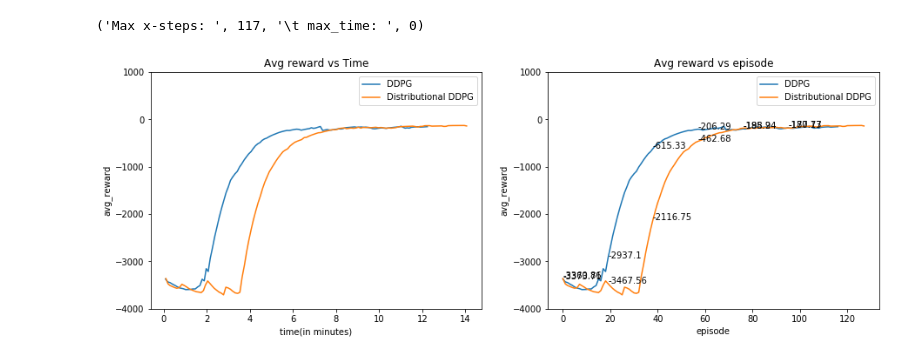
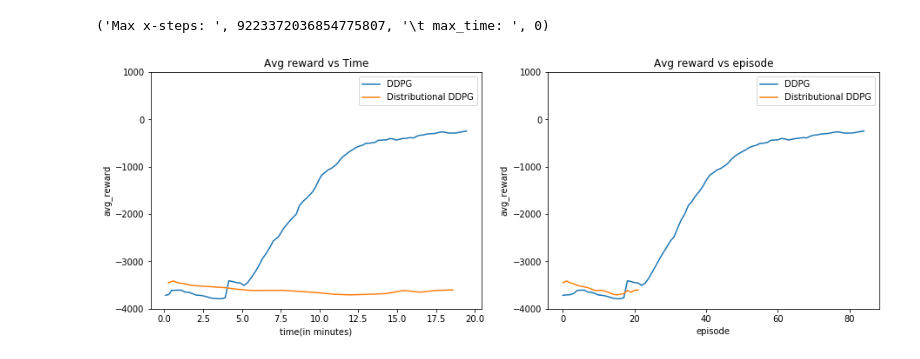
Before and after one commit to ajgupta93/d4pg-pytorch, a Jupyter notebook: plotUtil.ipynb, the cells around one changed output. Drawn from its saved outputs; the diff is of its cells as text; code cells hidden in the pictures.

```diff
--- a/plotUtil.ipynb
+++ b/plotUtil.ipynb
@@ -6,7 +6,7 @@ from collections import defaultdict
 import datetime
 import time
 import os
-
+import pickle
 
 class Logger(object):
 
@@ -14,7 +14,7 @@ class Logger(object):
     y_max = 0
     highlight = False
 
-    def __init__(self,var_list, log_dir = './' record_time_stamp = True):
+    def __init__(self,var_list, log_dir = './', record_time_stamp = True):
         self.logs = defaultdict(list)
 
         self.var_list = var_list
@@ -100,6 +100,7 @@ class Logger(object):
         for i, train_log in enumerate(train_logs):
             avg_reward = Logger.numpy_ewma_vectorized_v2(np.array(train_log['total_reward']))
             plots[0].plot(train_log['time'],avg_reward , label = train_log['info_summary'])
+#             plots[1].plot(train_log['x_val'], avg_reward, label = train_log['info_summary'])
             plots[1].plot(avg_reward, label = train_log['info_summary'])
             # Save for later highlighting points
             if Logger.highlight:
@@ -139,11 +140,12 @@ class Logger(object):
             train_logs.append(train_log)
         Logger.plot_logs_from_pickle(train_logs)
 # %%
-dist_ddpg_path = 'train_Pendulum-v0_logs_latest_DistDDPG.pkl'
-ddpg_path      = '/home/aditya/ADITYA/Project/d3pg-pytorch/train_logs_Pendulum-v0_latest_DDPG.pkl'
+env_name = 'Pendulum-v0'
+dist_ddpg_path = '/home/aditya/ADITYA/Project/d4pg-pytorch/train_logs_' + env_name + '_latest_DistDDPG.pkl'
+ddpg_path      = '/home/aditya/ADITYA/Project/d3pg-pytorch/train_logs_' + env_name + '_latest_DDPG.pkl'
 
-Logger.configure_plot_parameters(y_min = -4000, y_max = 1000 , highlight = True)
+Logger.configure_plot_parameters(y_min = -4000, y_max = 1000 , highlight = False)
 Logger.plot_logs_from_filepath(ddpg_path, dist_ddpg_path)
 # %% [output]
-('Max x-steps: ', 117, '\t max_time: ', 0)
+('Max x-steps: ', 9223372036854775807, '\t max_time: ', 0)
-[figure, old version]
+[figure, new version]
```
Also changed, not shown: 2 other files.
